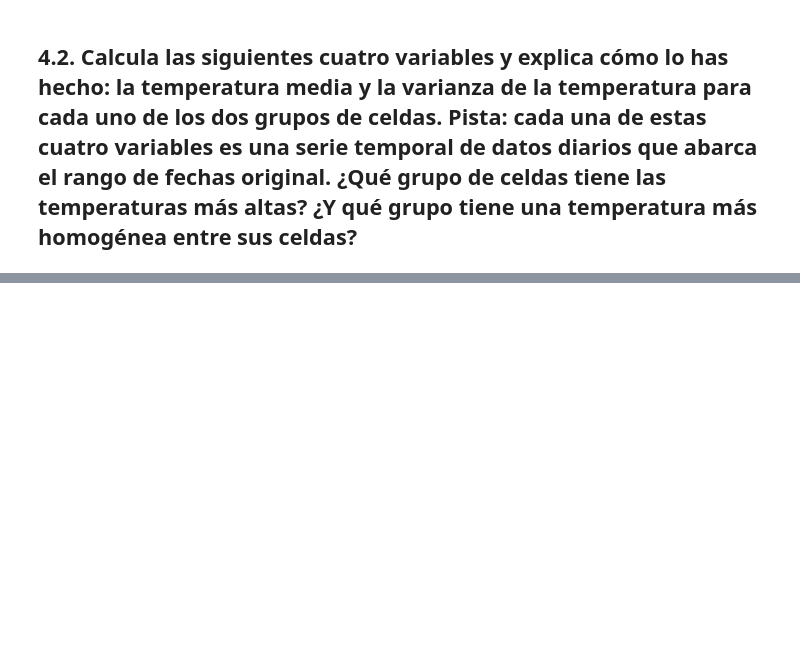
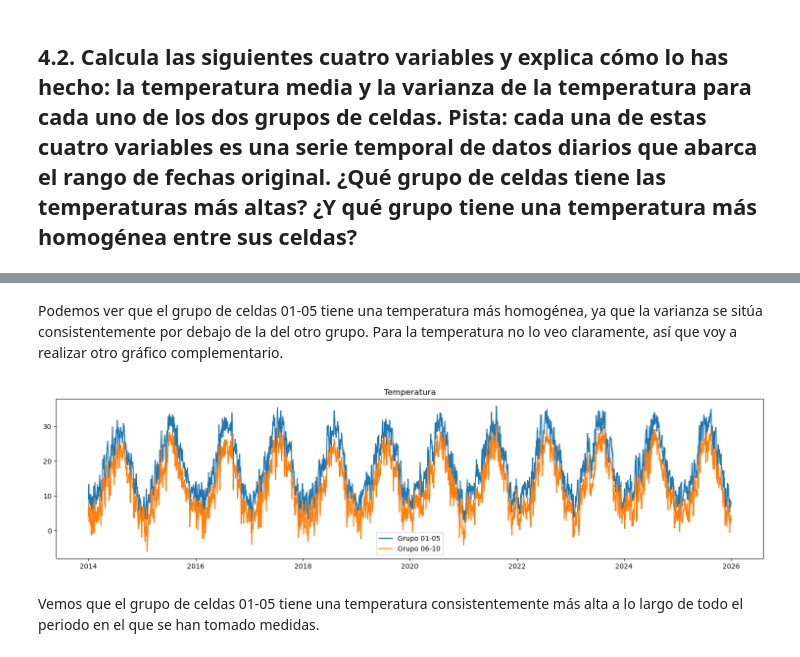
Before and after one commit to AlbertoRodvic/t1_estadistica_descriptiva, a Jupyter notebook: src/Apartado_4.ipynb, the cells around one changed output, grey strips where cells are left out. Cells and saved outputs as stored; diff of their text form; code cells hidden in the pictures; blank space fills up the shorter version.

```diff
--- a/src/Apartado_4.ipynb
+++ b/src/Apartado_4.ipynb
@@ -109,0 +94,16 @@ plt.show()
+# %% [markdown]
+Podemos ver que el grupo de celdas 01-05 tiene una temperatura más homogénea, ya que la varianza se sitúa consistentemente por debajo de la del otro grupo. Para la temperatura no lo veo claramente, así que voy a realizar otro gráfico complementario.
+# %%
+fig = plt.figure(1, figsize=(15, 4))
+# Temperatura
+plt.plot(df_orig_temp.FECHA, temp_media1, label='Grupo 01-05')
+plt.plot(df_orig_temp.FECHA, temp_media2, label='Grupo 06-10')
+plt.title('Temperatura')
+plt.legend()
+
+plt.tight_layout()
+plt.show()
+# %% [output]
+[figure, added]
+# %% [markdown]
+Vemos que el grupo de celdas 01-05 tiene una temperatura consistentemente más alta a lo largo de todo el periodo en el que se han tomado medidas.
```
Also changed, not shown: parts of 5 cells of this notebook, 1 other file.
